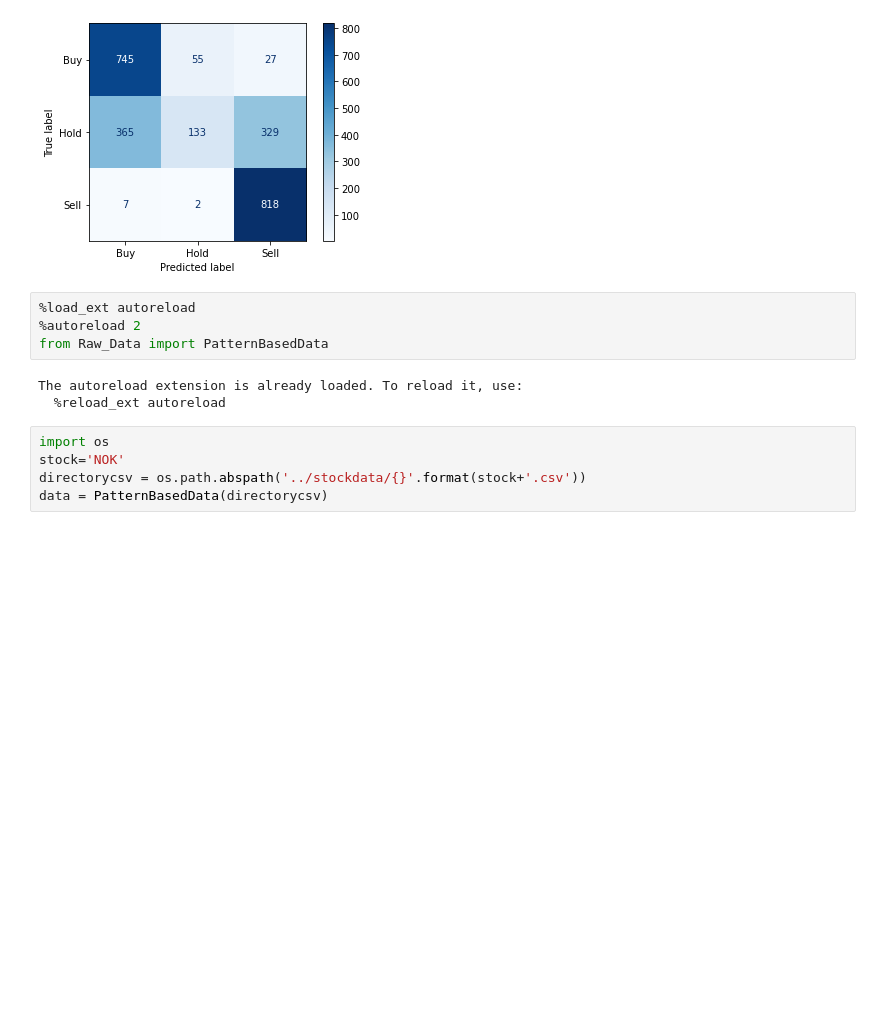
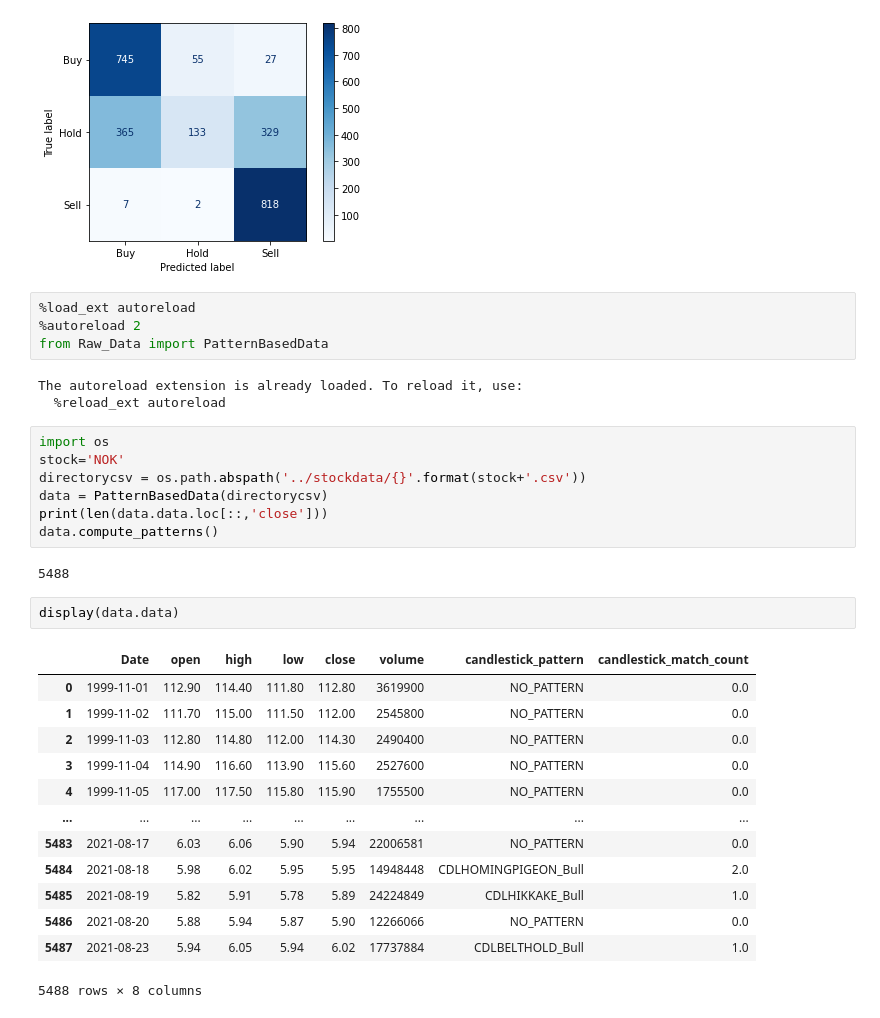
Before and after one commit to Naderschah/NeuralNetworks, a Jupyter notebook: Hyperparameter_optimizaton.ipynb, the cells around one changed output. Cells and saved outputs as stored; diff of their text form; blank space fills up the shorter version.

```diff
--- a/Hyperparameter_optimizaton.ipynb
+++ b/Hyperparameter_optimizaton.ipynb
@@ -507,6 +477,26 @@ import os
 stock='NOK'
 directorycsv = os.path.abspath('../stockdata/{}'.format(stock+'.csv'))
 data = PatternBasedData(directorycsv)
+print(len(data.data.loc[::,'close']))
+data.compute_patterns()
+# %% [output]
+5488
+# %%
+display(data.data)
+# %% [output]
+|  | Date | open | high | low | close | volume | candlestick_pattern | candlestick_match_count |
+| 0 | 1999-11-01 | 112.90 | 114.40 | 111.80 | 112.80 | 3619900 | NO_PATTERN | 0.0 |
+| 1 | 1999-11-02 | 111.70 | 115.00 | 111.50 | 112.00 | 2545800 | NO_PATTERN | 0.0 |
+| 2 | 1999-11-03 | 112.80 | 114.80 | 112.00 | 114.30 | 2490400 | NO_PATTERN | 0.0 |
+| 3 | 1999-11-04 | 114.90 | 116.60 | 113.90 | 115.60 | 2527600 | NO_PATTERN | 0.0 |
+| 4 | 1999-11-05 | 117.00 | 117.50 | 115.80 | 115.90 | 1755500 | NO_PATTERN | 0.0 |
+| ... | ... | ... | ... | ... | ... | ... | ... | ... |
+| 5483 | 2021-08-17 | 6.03 | 6.06 | 5.90 | 5.94 | 22006581 | NO_PATTERN | 0.0 |
+| 5484 | 2021-08-18 | 5.98 | 6.02 | 5.95 | 5.95 | 14948448 | CDLHOMINGPIGEON_Bull | 2.0 |
+| 5485 | 2021-08-19 | 5.82 | 5.91 | 5.78 | 5.89 | 24224849 | CDLHIKKAKE_Bull | 1.0 |
+| 5486 | 2021-08-20 | 5.88 | 5.94 | 5.87 | 5.90 | 12266066 | NO_PATTERN | 0.0 |
+| 5487 | 2021-08-23 | 5.94 | 6.05 | 5.94 | 6.02 | 17737884 | CDLBELTHOLD_Bull | 1.0 |
+5488 rows × 8 columns
 # %%
 %matplotlib inline
 import matplotlib.pyplot as plt
```
Also changed, not shown: parts of 12 cells of this notebook, 2 other files.
